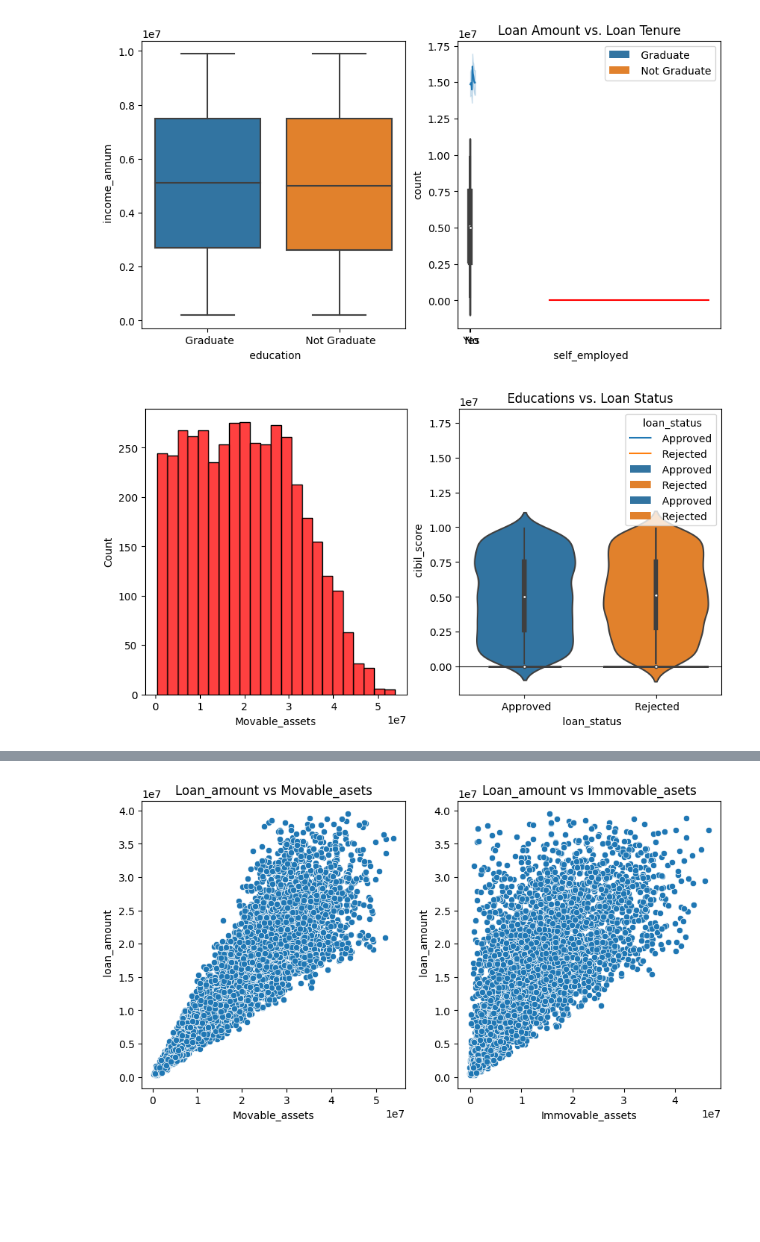
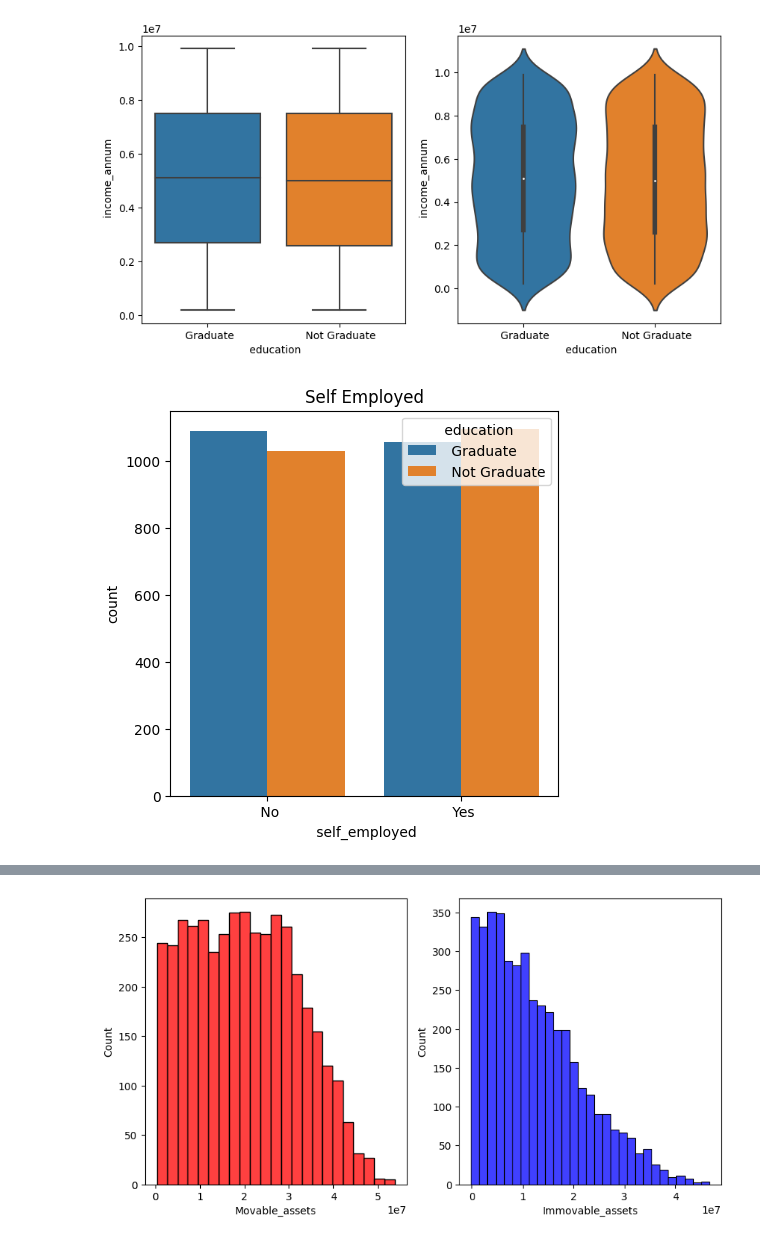
Before and after one commit to sahilvunnam/Loan, a Jupyter notebook: Untitled0.ipynb, the cells around one changed output, grey strips where cells are left out. Cells and saved outputs as stored; diff of their text form; code cells hidden in the pictures; blank space fills up the shorter version.

```diff
--- a/Untitled0.ipynb
+++ b/Untitled0.ipynb
@@ -8,7 +8,9 @@ import seaborn as sns
 from sklearn.model_selection import train_test_split
 from sklearn.tree import DecisionTreeClassifier
 from sklearn.ensemble import RandomForestClassifier
-
+from sklearn.metrics import confusion_matrix
+from sklearn.metrics import classification_report
+from sklearn.metrics import r2_score, mean_squared_error, mean_absolute_error
 
 df = pd.read_csv('loan_approval_dataset.csv')
 df.head()
@@ -16,29 +18,56 @@ df.shape
 df.drop(columns='loan_id', inplace=True)
 df.isnull().sum()
 df.dtypes
+
+#Combining Asset Columns to Movable and Immovable Assets
 df['Movable_assets'] = df[' bank_asset_value'] + df[' luxury_assets_value']
 df['Immovable_assets'] = df[' residential_assets_value'] + df[' commercial_assets_value']
 df.drop(columns = [' bank_asset_value', ' luxury_assets_value', ' residential_assets_value', ' commercial_assets_value'], inplace = True)
+
 df.describe()
+
 sns.countplot(x = ' no_of_dependents', data = df).set_title(' Number of Dependents')
+
+#Subplots (Box Plot and Violin Plot) - Education vs. Annual Income
+#Not much difference between Annual Income and Education - Not Graduate vs. Graduate doesn't really affect Annual Income
 fig, ax = plt.subplots(1, 2, figsize= (10, 5))
 sns.boxplot(x = ' education', y = ' income_annum', data = df, ax = ax[0])
 sns.violinplot(x = ' education', y = ' income_annum', data = df, ax = ax[1])
+
+plt.figure(figsize=(5, 5))
 sns.countplot(x = ' self_employed', data = df, hue = ' education').set_title('Self Employed')
+
+#LinePlot of Loan Term vs. Loan Amount
+plt.figure(figsize=(5, 5))
 sns.lineplot(x = ' loan_term', y = ' loan_amount', data = df).set_title('Loan Amount vs. Loan Tenure')
+
+
+plt.figure(figsize=(5, 5))
 sns.histplot(df[' cibil_score'], bins = 30, kde = True, color = 'red')
+
+#Histograms of Movable and Immovable Assets
 fig, ax = plt.subplots(1, 2, figsize = (10, 5))
 sns.histplot(df['Movable_assets'], ax = ax[0], color = 'red')
 sns.histplot(df['Immovable_assets'], ax = ax[1], color = 'blue')
 
+plt.figure(figsize=(5, 5))
 sns.countplot(x = ' no_of_dependents', data = df, hue = ' loan_status')
+
+#Education doesn't really affect loan status
+plt.figure(figsize=(5, 5))
 sns.countplot(x = ' education', data = df, hue = ' loan_status').set_title('Educations vs. Loan Status')
 
+plt.figure(figsize=(5, 5))
 sns.violinplot(x = ' loan_status', y = ' income_annum', data = df)
 
+plt.figure(figsize=(5, 5))
 sns.lineplot(x = ' loan_term', y = ' loan_amount', data = df, hue = ' loan_status')
+
+#Cibil Score affects loan status greatly (Cibil Score >= 649)
+plt.figure(figsize=(5, 5))
 sns.violinplot(x = ' loan_status', y = ' cibil_score', data = df)
 
+#Higher number of Assets ~ Higher Chance of Loan Status getting approved
 fig, ax = plt.subplots(1, 2, figsize = (10, 5))
 sns.histplot(x = 'Movable_assets', data = df, ax = ax[0], hue = ' loan_status', multiple = 'stack')
 sns.histplot(x = 'Immovable_assets', data = df, ax = ax[1], hue = ' loan_status', multiple = 'stack')
@@ -73,4 +102,35 @@ rfc = RandomForestClassifier()
 rfc.fit(X_train, y_train)
 rfc.score(X_train, y_train)
 rfc_pred = rfc.predict(X_test)
+
+#Confusion Matrix to indicate # of False Positives and False Negatives of both models
+fig, ax = plt.subplots(1, 2, figsize = (10, 4))
+sns.heatmap(confusion_matrix(y_test, dtree_pred),annot = True, ax = ax[0]).set_title('Decision Tree')
+ax[0].set_xlabel('Predicted')
+ax[0].set_ylabel('Actual')
+
+sns.heatmap(confusion_matrix(y_test, rfc_pred),annot = True, ax = ax[1]).set_title('Random Forest')
+ax[1].set_xlabel('Predicted')
+ax[1].set_ylabel('Actual')
+
+ax = sns.displot(x = y_test, kind = 'hist', color = "r", label = "Actual Value")
+sns.displot(x = dtree_pred, kind = 'hist', color = "b", label = "Fitted Values")
+plt.title('Actual vs Fitted Values for Decision Tree Classifier')
+
+ax = sns.displot(x = y_test, kind = 'hist', color = "r", label = "Actual Value")
+sns.displot(x = rfc_pred, kind = 'hist', color = "b", label = "Fitted Values")
+plt.title('Actual vs Fitted Values for Random Forest Classifier')
+
+#Print Classification Reports
+print(classification_report(y_test, dtree_pred))
+print(classification_report(y_test, rfc_pred))
+
+#Give us R2 Score, MSE, and MAE
+print('R2 score: ', r2_score(y_test, dtree_pred))
+print('Mean Squared Error: ', mean_squared_error(y_test, dtree_pred))
+print('Mean Absolute Error: ', mean_absolute_error(y_test, dtree_pred))
+
+print('\nR2 score: ', r2_score(y_test, rfc_pred))
+print('Mean Squared Error: ', mean_squared_error(y_test, rfc_pred))
+print('Mean Absolute Error: ', mean_absolute_error(y_test, rfc_pred))
 # %% [output]
@@ -77,3 +154,3 @@ rfc_pred = rfc.predict(X_test)
 [figure]
-[figure, old version]
+[figure, new version]
-[figure, old version]
+[figure, new version]
@@ -82 +159 @@ rfc_pred = rfc.predict(X_test)
-[figure, old version]
+[figure, new version]
```
Also changed, not shown: parts of 1 cell of this notebook.
